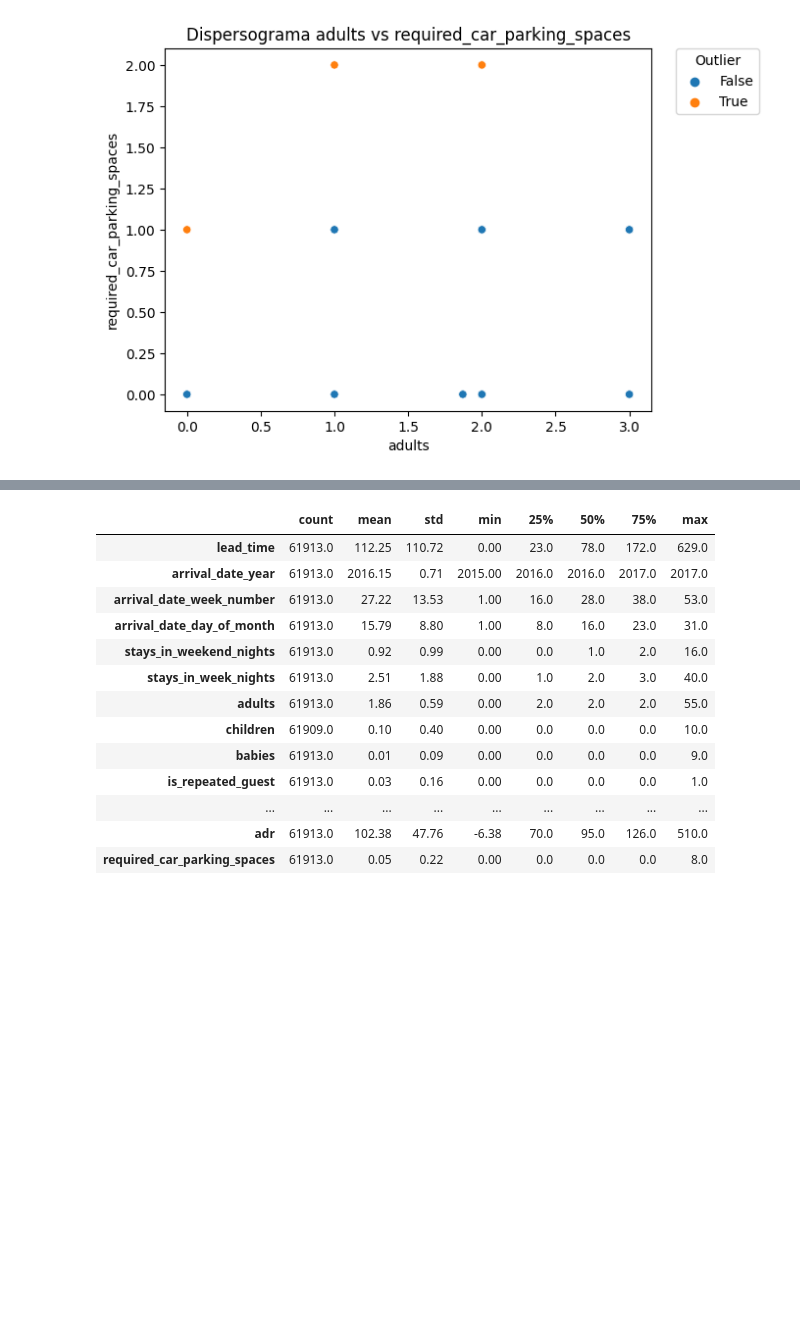
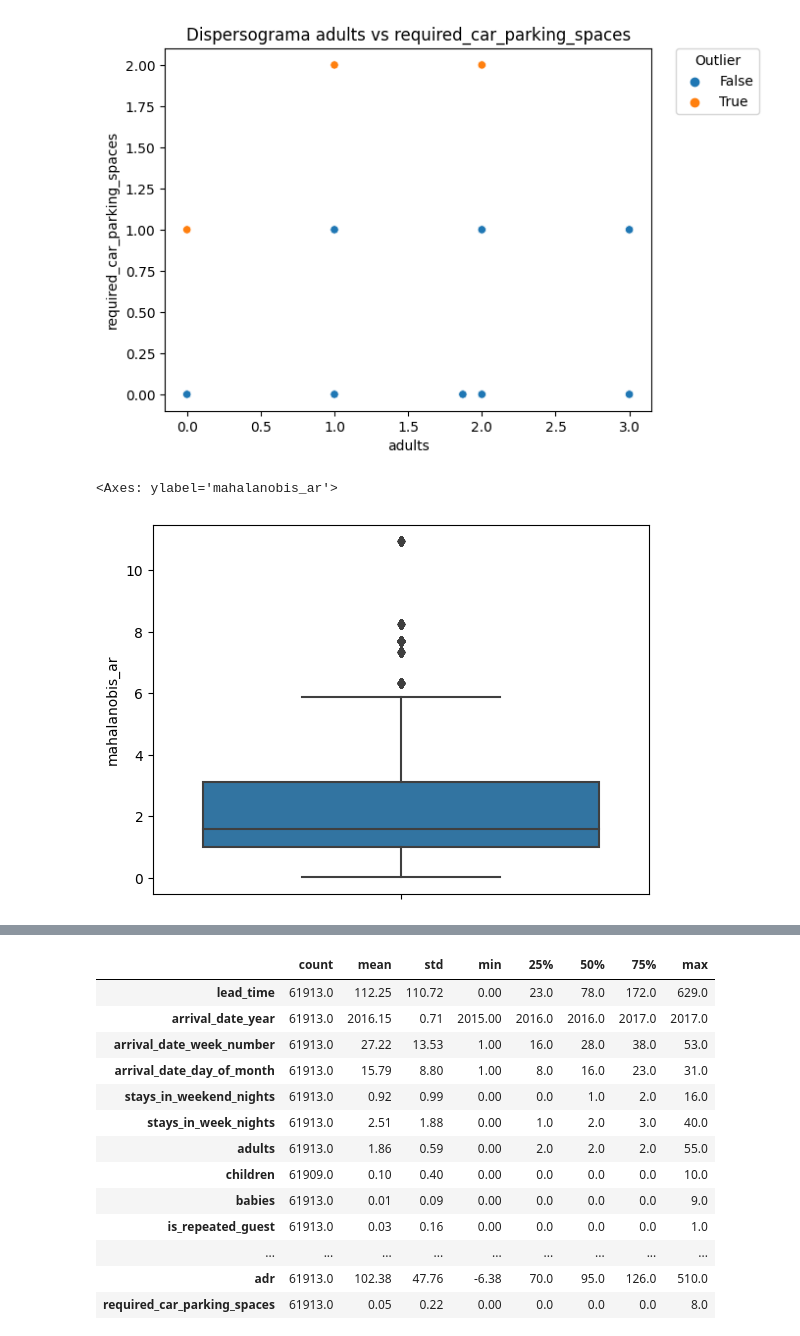
Before and after one commit to lautitorraca/7506R-2C2023-GRUPO24, a Jupyter notebook: TP1/limpieza_de_datos.ipynb, the cells around one changed output, grey strips where cells are left out. Saved outputs shown, nothing was run; the diff lists cells and outputs as text; code cells hidden in the pictures; blank space fills up the shorter version.

```diff
--- a/TP1/limpieza_de_datos.ipynb
+++ b/TP1/limpieza_de_datos.ipynb
@@ -262,11 +269,22 @@ plt.show()
 # %%
 media_required_car_parking_spaces = df_test['required_car_parking_spaces'].mean()
 df_test.loc[es_outlier_ar, 'required_car_parking_spaces'] = media_required_car_parking_spaces
-# %%
-columna_a_eliminar_test = 'reservation_status_date'
-df_test.drop(columna_a_eliminar_test, axis='columns', inplace = True)
-df_test.insert(1, 'is_canceled', " ")
-df_test = pd.DataFrame(df_test)
-
-df_trabajo_test = df_test[features]
-df_trabajo_test_dum = pd.get_dummies(df_trabajo_test, columns = columns_to_dum)
+# %%
+
+# Cálculo del vector de medias
+vmedias_ar = np.mean(df_test[['stays_in_weekend_nights', 'stays_in_week_nights']])
+
+# Cálculo de la diferencia entre las observaciones y el vector de medias
+x_dif_ar = df_test[['stays_in_weekend_nights', 'stays_in_week_nights']] - vmedias_ar
+
+# Cálculo de la matriz de covarianza y su inversa
+cov_ar = df_test[['stays_in_weekend_nights', 'stays_in_week_nights']].cov().values
+inv_cov = np.linalg.inv(cov_ar)
+
+mahal_ar =np.dot( np.dot(x_dif_ar, inv_cov) , x_dif_ar.T)
+# %%
+df_test['mahalanobis_ar']=mahal_ar.diagonal()
+sns.boxplot(y=df_test.mahalanobis_ar)
+# %% [output]
+<Axes: ylabel='mahalanobis_ar'>
+[figure, added]
```
Also changed, not shown: parts of 39 cells of this notebook.
